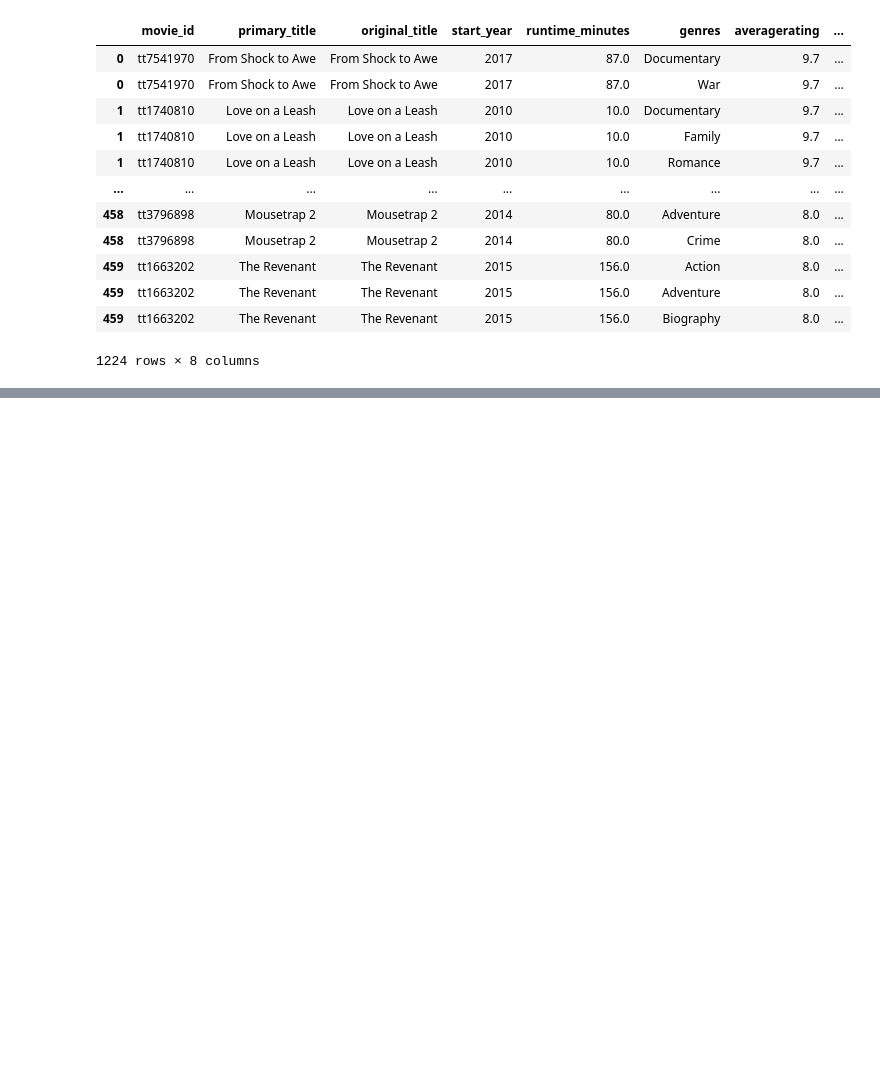
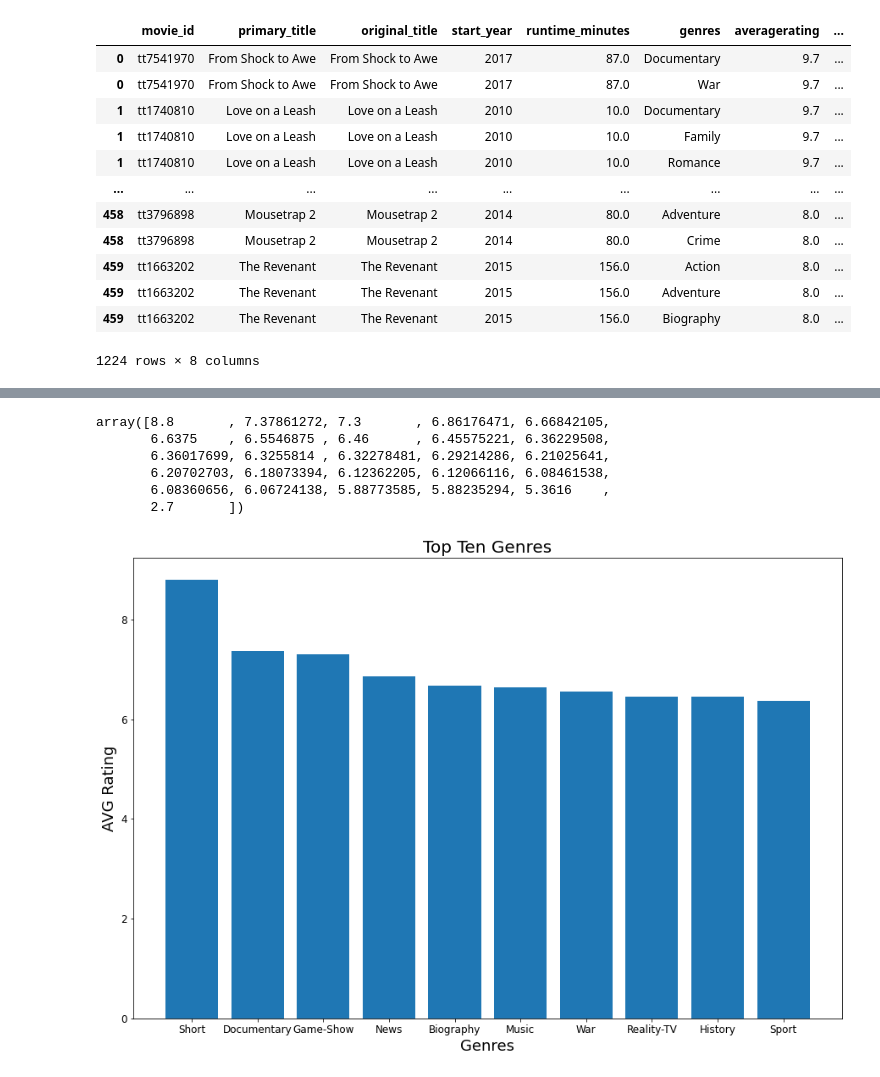
Before and after one commit to ZeejahWaseem/Capstone_Project, a Jupyter notebook: Notebooks/Rome_Folder/Rome.ipynb, the cells around one changed output, grey strips where cells are left out. Drawn from its saved outputs; the diff is of its cells as text; code cells hidden in the pictures; blank space fills up the shorter version.

```diff
--- a/Notebooks/Rome_Folder/Rome.ipynb
+++ b/Notebooks/Rome_Folder/Rome.ipynb
@@ -249,0 +315,2 @@ averagerating_df
+# %%
+jt_df=jt_df.explode('genres')
@@ -249,0 +333,16 @@ averagerating_df
+# %%
+avg_rating_genres=jt_df.groupby('genres')['averagerating'].mean()
+# %%
+sorted_avg_genres=avg_rating_genres.sort_values(ascending=False)
+# %%
+avg_keys=sorted_avg_genres.keys()
+avg_keys
+avg_values=sorted_avg_genres.values
+avg_values
+# %% [output]
+array([8.8       , 7.37861272, 7.3       , 6.86176471, 6.66842105,
+       6.6375    , 6.5546875 , 6.46      , 6.45575221, 6.36229508,
+       6.36017699, 6.3255814 , 6.32278481, 6.29214286, 6.21025641,
+       6.20702703, 6.18073394, 6.12362205, 6.12066116, 6.08461538,
+       6.08360656, 6.06724138, 5.88773585, 5.88235294, 5.3616    ,
+       2.7       ])
@@ -249,0 +357,11 @@ averagerating_df
+# %%
+
+fig, ax = plt.subplots(figsize= (15,10) )
+ax.bar(avg_keys[:10],avg_values[:10]) #the [:10] is to see the top ten genres in the dataset
+ax.set_title('Top Ten Genres', fontsize= 20)
+ax.set_xlabel('Genres',fontsize= 18)
+ax.set_ylabel('AVG Rating',fontsize= 18)
+ax.tick_params(axis='x', which='both', labelsize=12)
+ax.tick_params(axis='y', which='both', labelsize=12)
+# %% [output]
+[figure, added]
```
Also changed, not shown: parts of 18 cells of this notebook.
